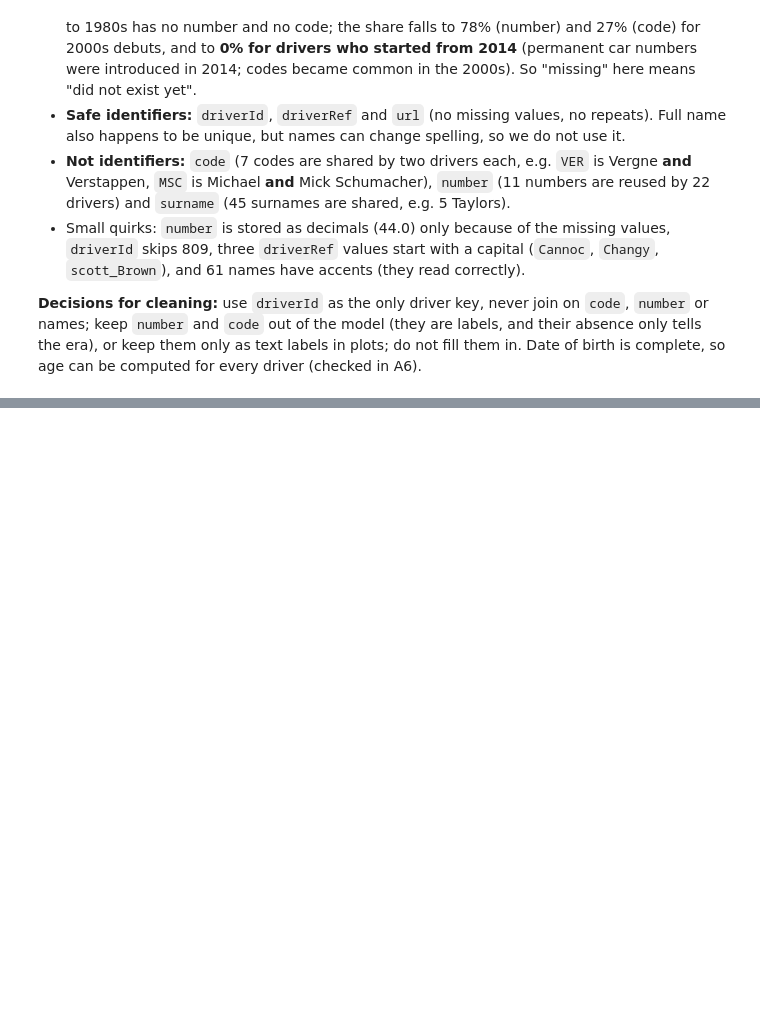
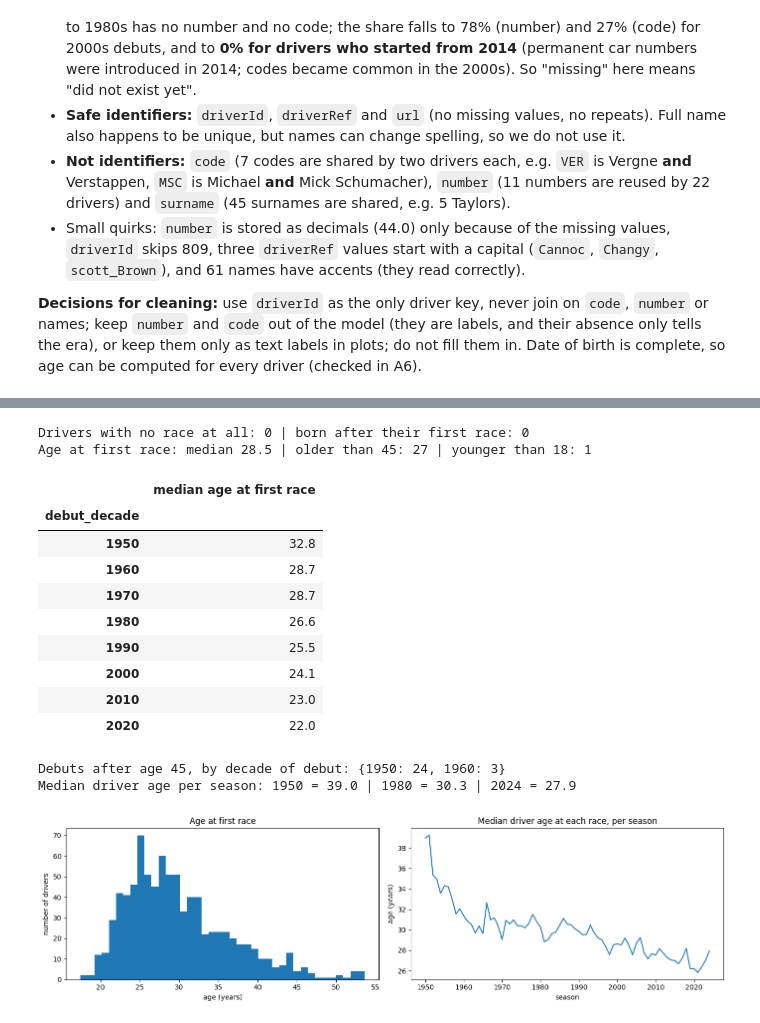
Before and after one commit to sal-tarek/ACL_F1_Predictions, a Jupyter notebook: sasa-dany-ms1-pre-cleaning.ipynb, the cells around one changed output, grey strips where cells are left out. Saved outputs shown, nothing was run; the diff lists cells and outputs as text; code cells hidden in the pictures; blank space fills up the shorter version.

Commit message:
A6: drivers dob and ages - all valid, grid median age 39 (1950) to 28 (2024)

```diff
--- a/sasa-dany-ms1-pre-cleaning.ipynb
+++ b/sasa-dany-ms1-pre-cleaning.ipynb
@@ -690,0 +696,63 @@ Drivers who debuted before 2014: with a number: 21 of 823
+# %%
+# ==========================================================================================
+# A6 · drivers + results + races: dates of birth, and the age of every driver at every race
+# ==========================================================================================
+
+# Why: "age at the race date" will be one of our context features, and it is known before the race starts.
+# For that, every date of birth must be a real date, and every age must be possible.
+dr = as_num(raw["drivers"])           # exploring copy of drivers (raw stays untouched)
+
+# ---------- 1. Turn the text dates into real dates ----------
+# errors="raise" makes pandas STOP with an error if even one value cannot be read, so a silent mistake is impossible
+dr["dob"] = pd.to_datetime(dr.dob, format="%Y-%m-%d", errors="raise")
+print("dob type:", dr.dob.dtype, "| earliest:", dr.dob.min().date(), "| latest:", dr.dob.max().date())
+print("Birth decades:", (dr.dob.dt.year // 10 * 10).value_counts().sort_index().to_dict())
+
+# ---------- 2. Does any date look like a placeholder? ----------
+# Unknown birthdays are sometimes stored as 1 January. We count them, and drivers sharing the exact same date.
+print("Born on 1 January:", int(((dr.dob.dt.month == 1) & (dr.dob.dt.day == 1)).sum()),
+      "(about 2 to 3 would be expected by chance among 861 drivers)")
+shared = dr[dr.dob.duplicated(keep=False)]
+print("Drivers sharing a birthdate with another driver:", len(shared), "in", shared.dob.nunique(), "different dates")
+
+# ---------- 3. Every driver-race pair, with the race date and the driver's date of birth ----------
+rr = (results[["raceId", "driverId"]].astype(int)                        # one row per driver per race (from results)
+        .merge(races[["raceId", "date", "year"]], on="raceId")            # add the race date
+        .merge(dr[["driverId", "surname", "dob"]], on="driverId"))        # add the date of birth
+rr["age"] = (rr.date - rr.dob).dt.days / 365.25                          # age in years on the day of the race
+
+# ---------- 4. Are all ages possible? ----------
+print("Age at a race: youngest", round(rr.age.min(), 1), "| oldest", round(rr.age.max(), 1))
+print("Negative ages:", int((rr.age < 0).sum()), "| under 17:", int((rr.age < 17).sum()), "| over 55:", int((rr.age > 55).sum()))
+display(rr.nsmallest(2, "age")[["surname", "year", "age"]].round(1))      # the youngest entries
+display(rr.nlargest(2, "age")[["surname", "year", "age"]].round(1))       # the oldest entries
+first_race = rr.groupby("driverId").date.min()                            # the date of each driver's first race
+dr["debut"] = dr.driverId.map(first_race)
+print("Drivers with no race at all:", int(dr.debut.isna().sum()),
+      "| born after their first race:", int((dr.dob > dr.debut).sum()))
+
+# ---------- 5. Age at the first race, and how the grid aged over the decades ----------
+dr["age_debut"] = (dr.debut - dr.dob).dt.days / 365.25
+dr["debut_decade"] = dr.debut.dt.year // 10 * 10
+print("Age at first race: median", round(dr.age_debut.median(), 1),
+      "| older than 45:", int((dr.age_debut > 45).sum()), "| younger than 18:", int((dr.age_debut < 18).sum()))
+display(dr.groupby("debut_decade").age_debut.median().round(1).rename("median age at first race").to_frame())
+old = dr[dr.age_debut > 45]
+print("Debuts after age 45, by decade of debut:", old.groupby("debut_decade").size().to_dict())
+median_age = rr.groupby("year").age.median()                              # median age of all drivers in each season
+print("Median driver age per season: 1950 =", round(median_age[1950], 1), "| 1980 =", round(median_age[1980], 1),
+      "| 2024 =", round(median_age[2024], 1))
+
+# ---------- 6. Plots (saved for the report) ----------
+os.makedirs("figures", exist_ok=True)
+fig, ax = plt.subplots(1, 2, figsize=(14, 4))
+dr.age_debut.plot.hist(bins=40, ax=ax[0], title="Age at first race")
+ax[0].set_xlabel("age (years)")
+ax[0].set_ylabel("number of drivers")
+median_age.plot(ax=ax[1], title="Median driver age at each race, per season")
+ax[1].set_xlabel("season")
+ax[1].set_ylabel("age (years)")
+plt.tight_layout()
+plt.savefig("figures/A6_driver_ages.png", dpi=120, bbox_inches="tight")
+plt.show()
+# %% [output]
@@ -690,0 +771,15 @@ Drivers who debuted before 2014: with a number: 21 of 823
+Drivers with no race at all: 0 | born after their first race: 0
+Age at first race: median 28.5 | older than 45: 27 | younger than 18: 1
+|  | median age at first race |
+| debut_decade |  |
+| 1950 | 32.8 |
+| 1960 | 28.7 |
+| 1970 | 28.7 |
+| 1980 | 26.6 |
+| 1990 | 25.5 |
+| 2000 | 24.1 |
+| 2010 | 23.0 |
+| 2020 | 22.0 |
+Debuts after age 45, by decade of debut: {1950: 24, 1960: 3}
+Median driver age per season: 1950 = 39.0 | 1980 = 30.3 | 2024 = 27.9
+[figure, added]
```
Also changed, not shown: parts of 3 cells of this notebook.
